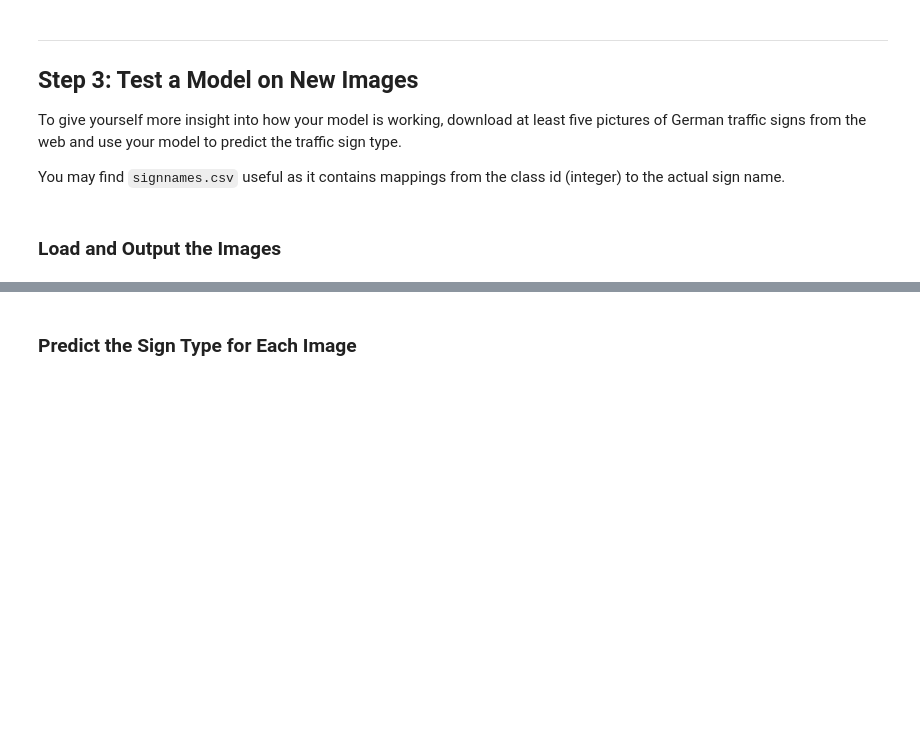
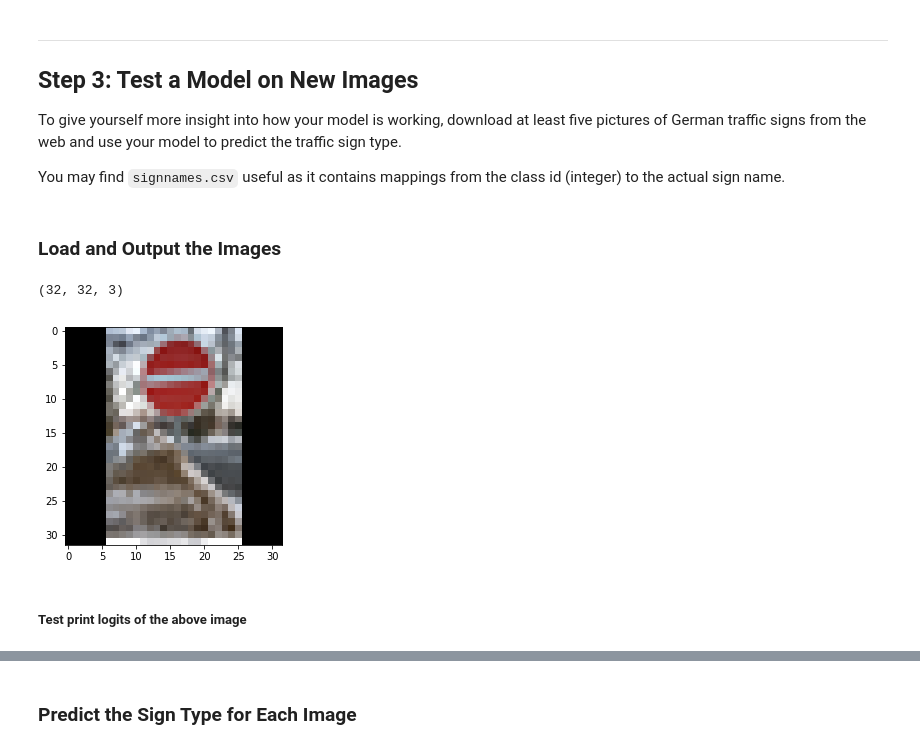
Before and after one commit to khushn/carnd_p2, a Jupyter notebook: Traffic_Sign_Classifier.ipynb, the cells around one changed output, grey strips where cells are left out. Drawn from its saved outputs; the diff is of its cells as text; code cells hidden in the pictures; blank space fills up the shorter version.

Commit message:
Testing with images from the web. Need some more test, and wrapping up code..

```diff
--- a/Traffic_Sign_Classifier.ipynb
+++ b/Traffic_Sign_Classifier.ipynb
@@ -372,0 +370,44 @@ You may find `signnames.csv` useful as it contains mappings from the class id (i
+# %%
+### Load the images and plot them here.
+### Feel free to use as many code cells as needed.
+import os,sys
+from PIL import Image
+
+def read_resize_img(img_file_path, sz=32):
+    jpg = Image.open(img_file_path)
+    jp_sz=jpg.size
+    max_sz = max(jp_sz[0], jp_sz[1])
+    scaling=sz/max_sz
+    r_jpg = jpg.resize(( int(scaling*jp_sz[0]), int(scaling*jp_sz[1]) ) , Image.ANTIALIAS)
+    npx = np.array(r_jpg)
+    return npx
+
+def pad_img(img, sz=32):
+    y=img.shape[0]
+    x=img.shape[1]
+    yd=sz-y
+    y1=int(yd/2)
+    y2=yd-y1
+    xd=sz-x
+    x1=int(xd/2)
+    x2=xd-x1
+    pad_img = np.pad(img, ((y1, y2), (x1, x2), (0, 0)), 'constant')
+    return pad_img
+
+np_img = normalize_img(pad_img(read_resize_img("images_from_web/no_entry.jpg")))
+#print(np_img)
+print ( np_img.shape )
+plt.imshow(np_img)
+plt.show()
+
+np_img2=pad_img(read_resize_img("images_from_web/sl_70.jpg"))
+new_img=[]
+
+new_img.append(np_img)
+new_img.append(np_img2)
+#print(new_img)
+# %% [output]
+(32, 32, 3)
+[figure, added]
+# %% [markdown]
+##### Test print logits of the above image
```
Also changed, not shown: parts of 4 cells of this notebook, 22 other files.
